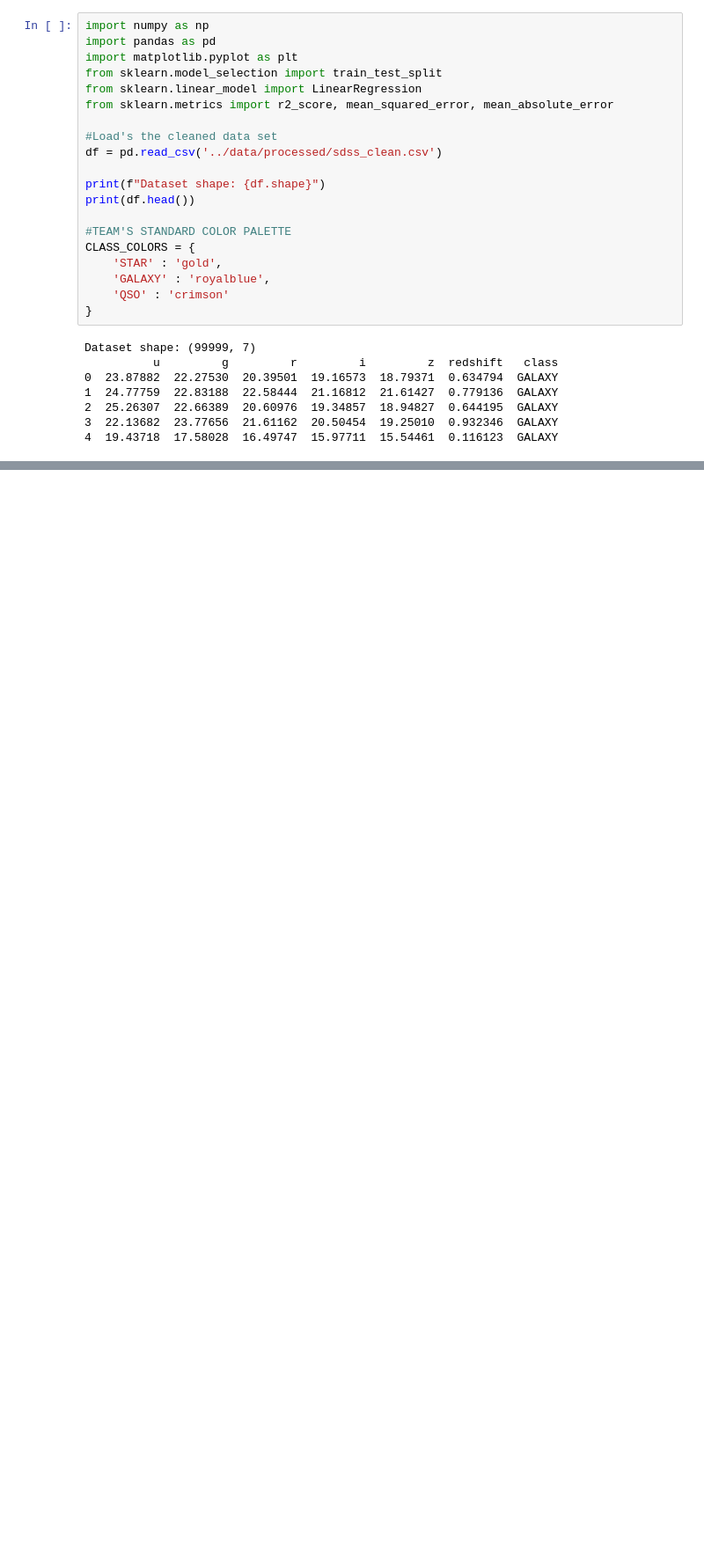
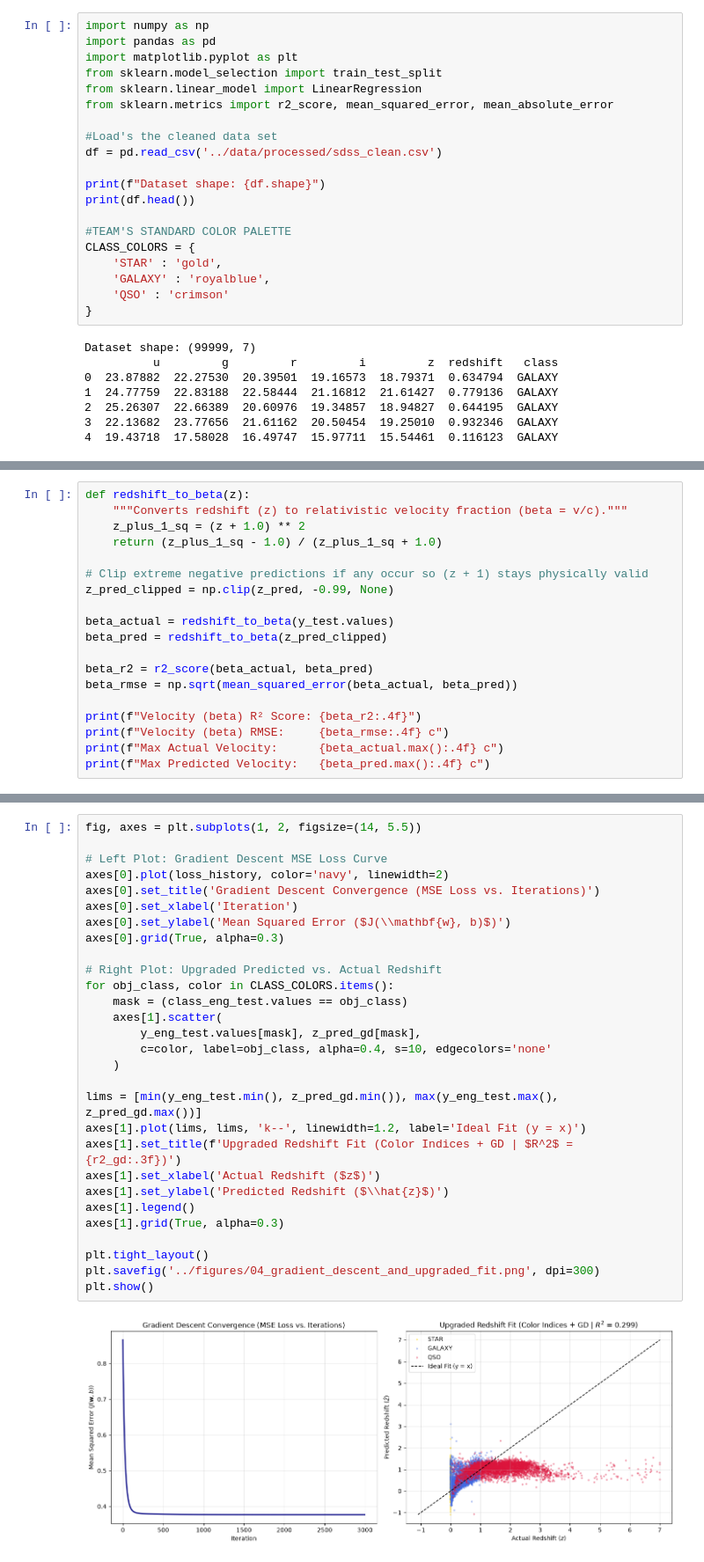
Before and after one commit to StillLight08/relativistic-redshift-project, a Jupyter notebook: notebooks/04_redshift_regression.ipynb, the cells around one changed output, grey strips where cells are left out. Shown at 88% size. Cells and saved outputs as stored; diff of their text form; blank space fills up the shorter version.

```diff
--- a/notebooks/04_redshift_regression.ipynb
+++ b/notebooks/04_redshift_regression.ipynb
@@ -37,0 +99,19 @@ Dataset shape: (99999, 7)
+# %%
+def redshift_to_beta(z):
+    """Converts redshift (z) to relativistic velocity fraction (beta = v/c)."""
+    z_plus_1_sq = (z + 1.0) ** 2
+    return (z_plus_1_sq - 1.0) / (z_plus_1_sq + 1.0)
+
+# Clip extreme negative predictions if any occur so (z + 1) stays physically valid
+z_pred_clipped = np.clip(z_pred, -0.99, None)
+
+beta_actual = redshift_to_beta(y_test.values)
+beta_pred = redshift_to_beta(z_pred_clipped)
+
+beta_r2 = r2_score(beta_actual, beta_pred)
+beta_rmse = np.sqrt(mean_squared_error(beta_actual, beta_pred))
+
+print(f"Velocity (beta) R² Score: {beta_r2:.4f}")
+print(f"Velocity (beta) RMSE:     {beta_rmse:.4f} c")
+print(f"Max Actual Velocity:      {beta_actual.max():.4f} c")
+print(f"Max Predicted Velocity:   {beta_pred.max():.4f} c")
@@ -37,0 +300,31 @@ Dataset shape: (99999, 7)
+# %%
+fig, axes = plt.subplots(1, 2, figsize=(14, 5.5))
+
+# Left Plot: Gradient Descent MSE Loss Curve
+axes[0].plot(loss_history, color='navy', linewidth=2)
+axes[0].set_title('Gradient Descent Convergence (MSE Loss vs. Iterations)')
+axes[0].set_xlabel('Iteration')
+axes[0].set_ylabel('Mean Squared Error ($J(\\mathbf{w}, b)$)')
+axes[0].grid(True, alpha=0.3)
+
+# Right Plot: Upgraded Predicted vs. Actual Redshift
+for obj_class, color in CLASS_COLORS.items():
+    mask = (class_eng_test.values == obj_class)
+    axes[1].scatter(
+        y_eng_test.values[mask], z_pred_gd[mask],
+        c=color, label=obj_class, alpha=0.4, s=10, edgecolors='none'
+    )
+
+lims = [min(y_eng_test.min(), z_pred_gd.min()), max(y_eng_test.max(), z_pred_gd.max())]
+axes[1].plot(lims, lims, 'k--', linewidth=1.2, label='Ideal Fit (y = x)')
+axes[1].set_title(f'Upgraded Redshift Fit (Color Indices + GD | $R^2$ = {r2_gd:.3f})')
+axes[1].set_xlabel('Actual Redshift ($z$)')
+axes[1].set_ylabel('Predicted Redshift ($\\hat{z}$)')
+axes[1].legend()
+axes[1].grid(True, alpha=0.3)
+
+plt.tight_layout()
+plt.savefig('../figures/04_gradient_descent_and_upgraded_fit.png', dpi=300)
+plt.show()
+# %% [output]
+[figure, added]
```
Also changed, not shown: parts of 15 cells of this notebook, 3 other files.
